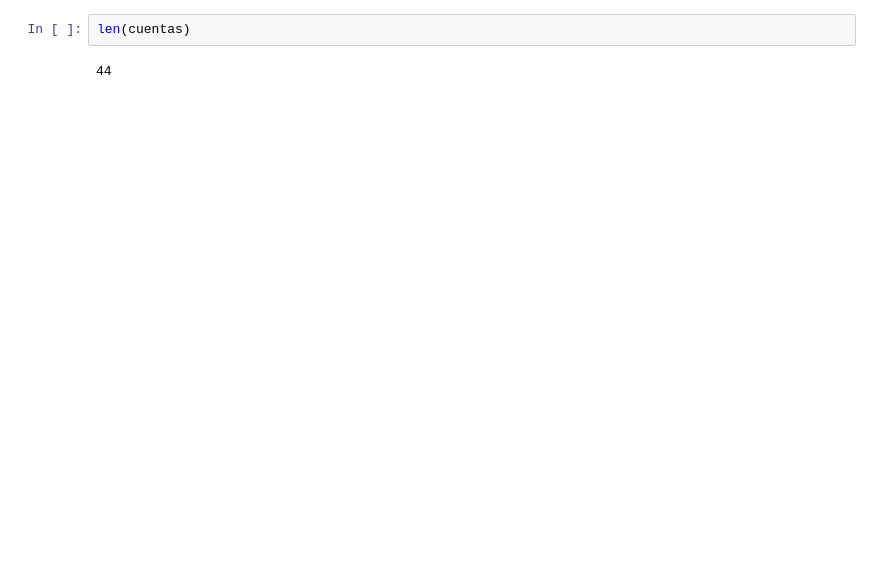
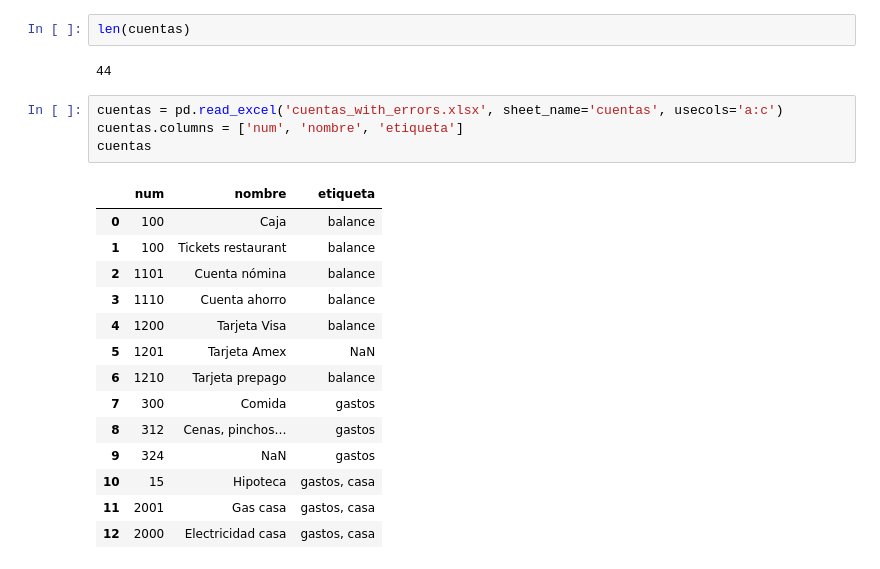
Before and after one commit to osso73/contabilidad, a Jupyter notebook: analysis/excel_import.ipynb, the cells around one changed output. Saved outputs shown, nothing was run; the diff lists cells and outputs as text; blank space fills up the shorter version.

```diff
--- a/analysis/excel_import.ipynb
+++ b/analysis/excel_import.ipynb
@@ -660,3 +671,22 @@ cuentas
 len(cuentas)
 # %% [output]
 44
+# %%
+cuentas = pd.read_excel('cuentas_with_errors.xlsx', sheet_name='cuentas', usecols='a:c')
+cuentas.columns = ['num', 'nombre', 'etiqueta']
+cuentas
+# %% [output]
+|  | num | nombre | etiqueta |
+| 0 | 100 | Caja | balance |
+| 1 | 100 | Tickets restaurant | balance |
+| 2 | 1101 | Cuenta nómina | balance |
+| 3 | 1110 | Cuenta ahorro | balance |
+| 4 | 1200 | Tarjeta Visa | balance |
+| 5 | 1201 | Tarjeta Amex | NaN |
+| 6 | 1210 | Tarjeta prepago | balance |
+| 7 | 300 | Comida | gastos |
+| 8 | 312 | Cenas, pinchos… | gastos |
+| 9 | 324 | NaN | gastos |
+| 10 | 15 | Hipoteca | gastos, casa |
+| 11 | 2001 | Gas casa | gastos, casa |
+| 12 | 2000 | Electricidad casa | gastos, casa |
```
Also changed, not shown: parts of 10 cells of this notebook, 28 other files.
